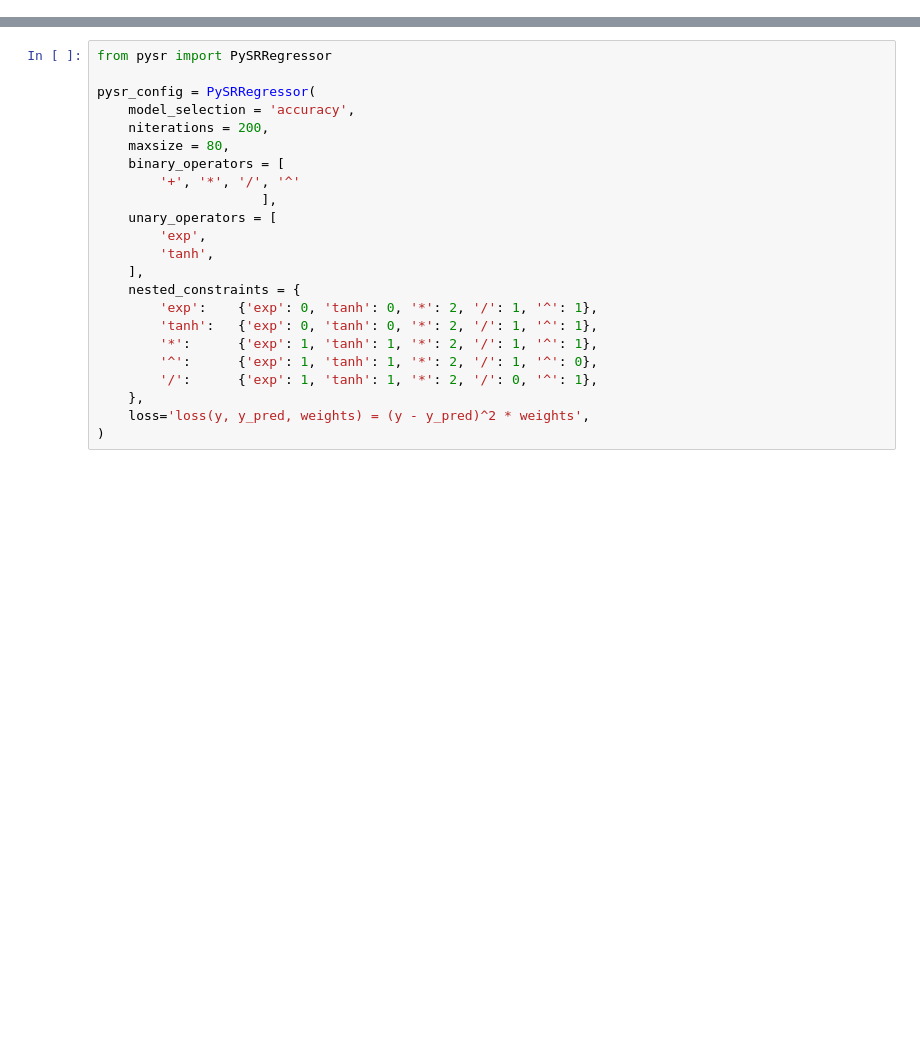
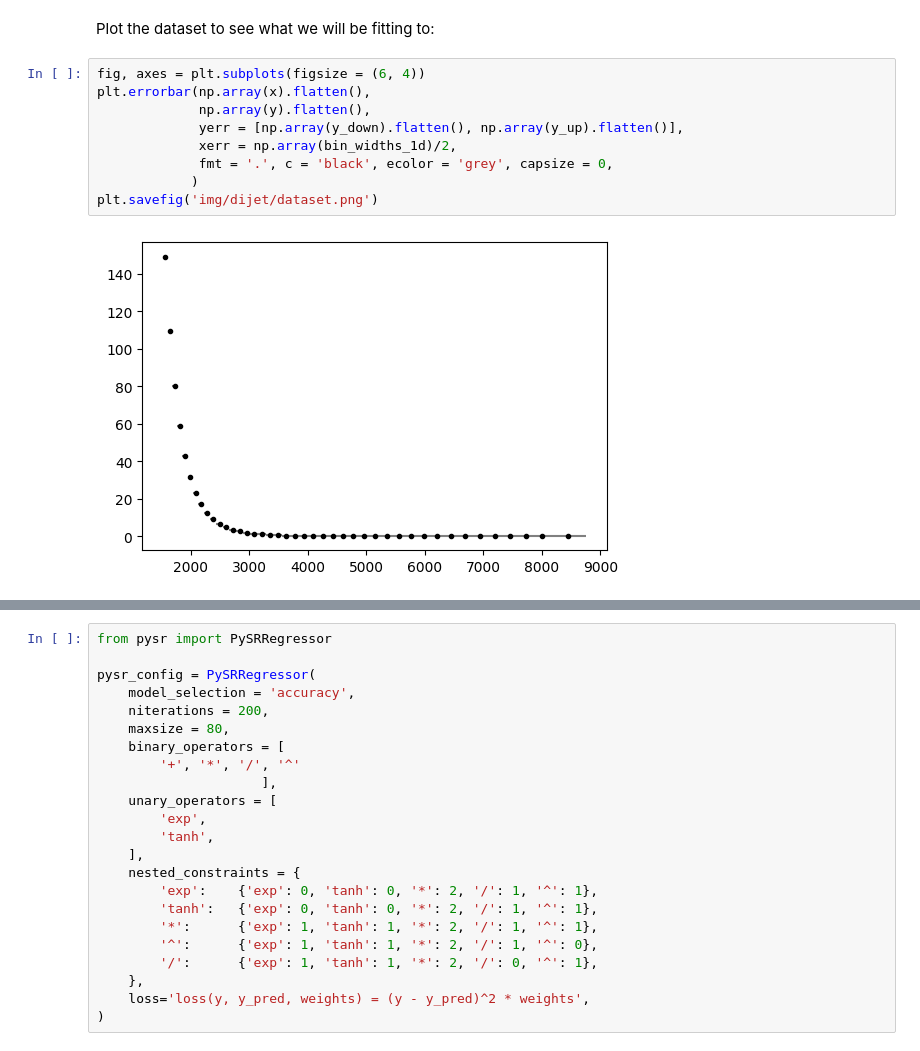
Before and after one commit to hftsoi/symbolfit, a Jupyter notebook: docs/demo/notebooks/dijet.ipynb, the cells around one changed output, grey strips where cells are left out. Drawn from its saved outputs; the diff is of its cells as text; blank space fills up the shorter version.

```diff
--- a/docs/demo/notebooks/dijet.ipynb
+++ b/docs/demo/notebooks/dijet.ipynb
@@ -19 +33,14 @@ y_down=[0.11874999850988388, 0.09974599629640579, 0.08376699686050415, 0.0704670
 bin_widths_1d=[77.0, 80.0, 83.0, 86.0, 89.0, 92.0, 95.0, 99.0, 101.0, 106.0, 108.0, 113.0, 116.0, 120.0, 124.0, 128.0, 132.0, 137.0, 142.0, 146.0, 150.0, 156.0, 161.0, 166.0, 172.0, 177.0, 183.0, 189.0, 195.0, 202.0, 208.0, 214.0, 222.0, 229.0, 236.0, 244.0, 252.0, 260.0, 269.0, 277.0, 286.0, 600.0]
+# %% [markdown]
+Plot the dataset to see what we will be fitting to:
+# %%
+fig, axes = plt.subplots(figsize = (6, 4))
+plt.errorbar(np.array(x).flatten(),
+             np.array(y).flatten(),
+             yerr = [np.array(y_down).flatten(), np.array(y_up).flatten()],
+             xerr = np.array(bin_widths_1d)/2,
+             fmt = '.', c = 'black', ecolor = 'grey', capsize = 0,
+            )
+plt.savefig('img/dijet/dataset.png')
+# %% [output]
+[figure, added]
```
Also changed, not shown: parts of 19 cells of this notebook, 44 other files.
